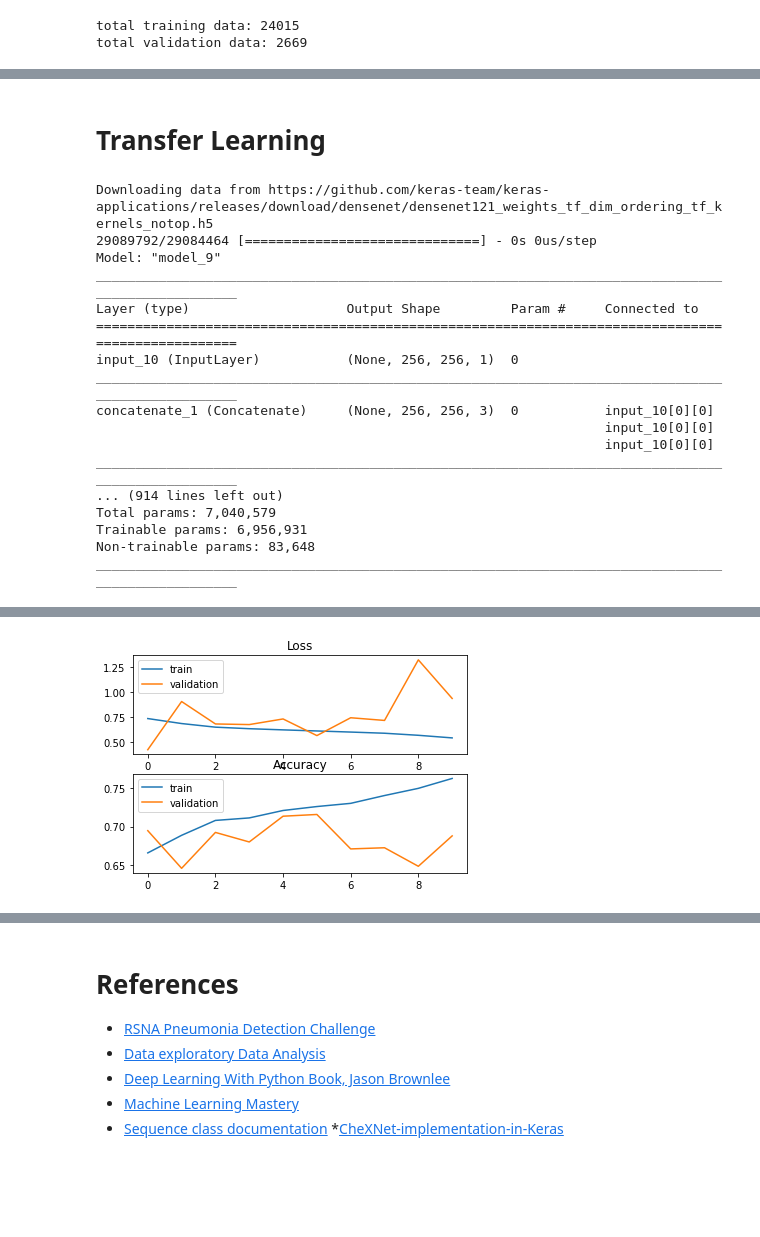
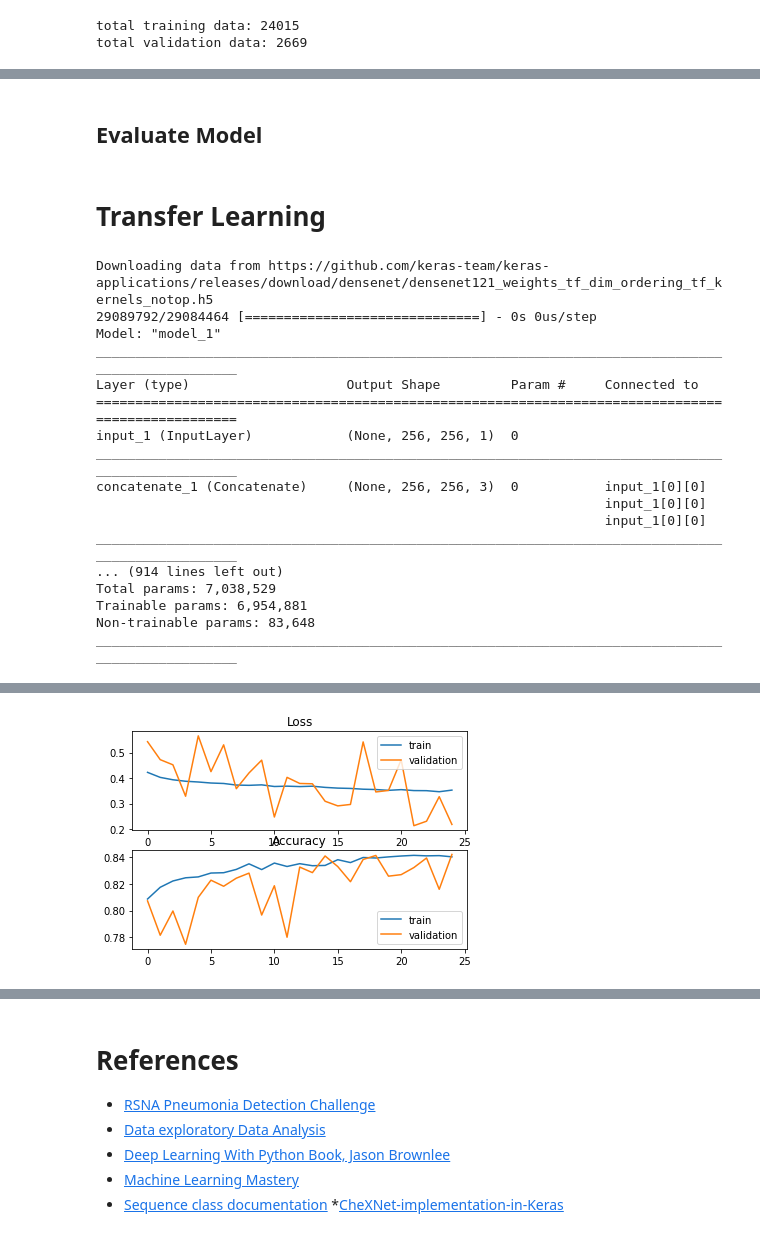
Before and after one commit to omarsayed7/RSNA-Pneumonia-Detection, a Jupyter notebook: RSNA_Pneumonia_Detection.ipynb, the cells around one changed output, grey strips where cells are left out. Cells and saved outputs as stored; diff of their text form; code cells hidden in the pictures; blank space fills up the shorter version.

Commit message:
add process_input function to the data_generator, got 84% val_acc with DenseNet-121

```diff
--- a/RSNA_Pneumonia_Detection.ipynb
+++ b/RSNA_Pneumonia_Detection.ipynb
@@ -483,7 +475,10 @@ class DataGenerator(keras.utils.Sequence):
     self.dim = dim
     self.n_channels = n_channels
     self.n_classes = n_classes
-    self.classes = classes
+    if n_classes == 2:
+      self.classes = classes ={'Normal':0,'Lung Opacity': 1}
+    else:
+      self.classes = classes
     self.shuffle = shuffle
     self.debug = debug
     self.transform = transform
@@ -507,13 +502,14 @@ class DataGenerator(keras.utils.Sequence):
     #Find the list of patientIds
     list_IDs_batch = [self.patientIds[k] for k in indexes]
 
-    imgs, labels = self.__data_generation(list_IDs_batch)
+    imgs, labels = self.__data_generation(list_IDs_batch, self.n_classes)
 
     if self.debug:
       return list_IDs_batch, imgs, labels
     else :
       return imgs, labels
 
+  #maybe the same images
   def on_epoch_end(self):
     '''
     Updates indexes after each epoch
@@ -522,7 +518,7 @@ class DataGenerator(keras.utils.Sequence):
     if self.shuffle == True:
       np.random.shuffle(self.indexes)
 
-  def __data_generation(self, list_IDs_batch):
+  def __data_generation(self, list_IDs_batch, n_classes):
     '''
     Generates data containing batch_size samples
     args:-
@@ -537,8 +533,9 @@ class DataGenerator(keras.utils.Sequence):
       #Store patient image
       imgs[i,] = self.load_img(self.img_dir, ID, self.dim)
       labels[i] = self.get_label(ID, self.n_classes)
-
-    return imgs, keras.utils.to_categorical(labels, num_classes=self.n_classes)
+    if n_classes ==3:
+      labels = keras.utils.to_categorical(labels, num_classes= n_classes) #one hot encoded if # of classes3
+    return imgs, labels
 
 
   def load_img(self, img_dir, patientId,dim):
@@ -564,6 +561,7 @@ class DataGenerator(keras.utils.Sequence):
     '''
     full_info = train_data.loc[train_data['patientId'] == patientId].values
     if n_classes == 2:
+
       return int(full_info[0][-2]) #get the corresponding numerical value (0,1)
 
     elif n_classes == 3:
@@ -832,0 +831,2 @@ Epoch 25/25
+# %% [markdown]
+## Evaluate Model
@@ -833,57 +860,66 @@ Epoch 25/25
 # %% [markdown]
 # Transfer Learning
 # %%
-from keras.applications.densenet import DenseNet121
+from keras.applications.densenet import DenseNet121, preprocess_input
 input_img = Input(shape=(256,256,1))
 input_img_rgb = Concatenate()([input_img, input_img, input_img]) #Convert grayscale img to shape RGB for the model
 model = DenseNet121(include_top=False, weights='imagenet', input_shape=(256,256,3), input_tensor= input_img_rgb, pooling='avg')
 base_model = model.output
-output =  Dense(3, activation='softmax')(base_model)
+output =  Dense(1, activation='sigmoid')(base_model)
 model = Model(inputs=input_img, outputs=output)
 model.summary()
 # %% [output]
 Downloading data from https://github.com/keras-team/keras-applications/releases/download/densenet/densenet121_weights_tf_dim_ordering_tf_kernels_notop.h5
 29089792/29084464 [==============================] - 0s 0us/step
-Model: "model_9"
+Model: "model_1"
 __________________________________________________________________________________________________
 Layer (type)                    Output Shape         Param #     Connected to
 ==================================================================================================
-input_10 (InputLayer)           (None, 256, 256, 1)  0
+input_1 (InputLayer)            (None, 256, 256, 1)  0
 __________________________________________________________________________________________________
-concatenate_1 (Concatenate)     (None, 256, 256, 3)  0           input_10[0][0]
-                                                                 input_10[0][0]
-                                                                 input_10[0][0]
+concatenate_1 (Concatenate)     (None, 256, 256, 3)  0           input_1[0][0]
+                                                                 input_1[0][0]
+                                                                 input_1[0][0]
 __________________________________________________________________________________________________
 ... (914 lines left out)
-Total params: 7,040,579
-Trainable params: 6,956,931
+Total params: 7,038,529
+Trainable params: 6,954,881
 Non-trainable params: 83,648
 __________________________________________________________________________________________________
 # %%
+#Data Generator
+transform = ImageDataGenerator(preprocessing_function=preprocess_input,
+                               rotation_range=10,
+                               #rescale = 1/255. ,
+                               horizontal_flip=True,
+                               zoom_range=[0.5,1.0])
+
+validation_transform = ImageDataGenerator(preprocessing_function=preprocess_input)
+
 train_generator = DataGenerator(data_csv = training_info, img_dir='train',
-                                batch_size=32, dim=(256,256), n_classes=3)
+                                batch_size=32, dim=(256,256), n_classes=2,transform=transform)
 
 validation_generator = DataGenerator(data_csv = validation_info, img_dir='validation',
-                                batch_size=32, dim=(256,256), n_classes=3)
+                                batch_size=32, dim=(256,256), n_classes=2, transform=validation_transform)
 # Train model on dataset
-model.compile(loss='categorical_crossentropy',
-              optimizer=optimizers.Adam(lr=0.001),
+model.compile(loss='binary_crossentropy',
+              optimizer=optimizers.Adam(),
               metrics=['acc'])
-history2 = model.fit_generator(generator=train_generator,
-                  validation_data=validation_generator,use_multiprocessing =True, epochs= 10)
+history = model.fit_generator(generator=train_generator,
+                  validation_data=validation_generator,use_multiprocessing =True, epochs= 25, steps_per_epoch= len(train_generator)+10)
 
-
+model.save("dense_2classes_25epoch.h5")
 # plot loss during training
 plt.subplot(211)
 plt.title('Loss')
-plt.plot(history2.history['loss'], label='train')
-plt.plot(history2.history['val_loss'], label='validation')
+plt.plot(history.history['loss'], label='train')
+plt.plot(history.history['val_loss'], label='validation')
 plt.legend()
 # plot accuracy during training
 plt.subplot(212)
 plt.title('Accuracy')
-plt.plot(history2.history['acc'], label='train')
-plt.plot(history2.history['val_acc'], label='validation')
+plt.plot(history.history['acc'], label='train')
+plt.plot(history.history['val_acc'], label='validation')
 plt.legend()
 plt.show()
 # %% [output]
@@ -910 +943 @@ Epoch 10/10
-[figure, old version]
+[figure, new version]
```
Also changed, not shown: parts of 9 cells of this notebook.
